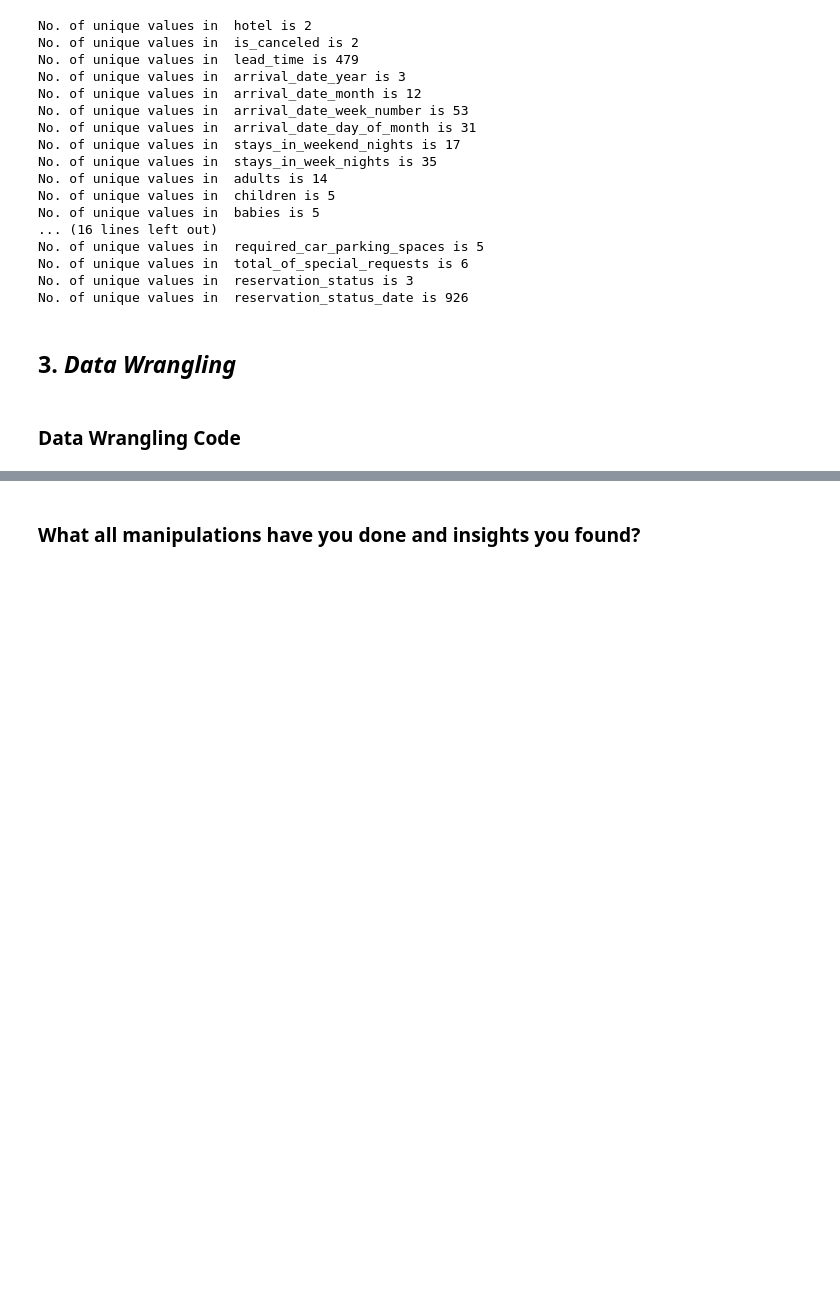
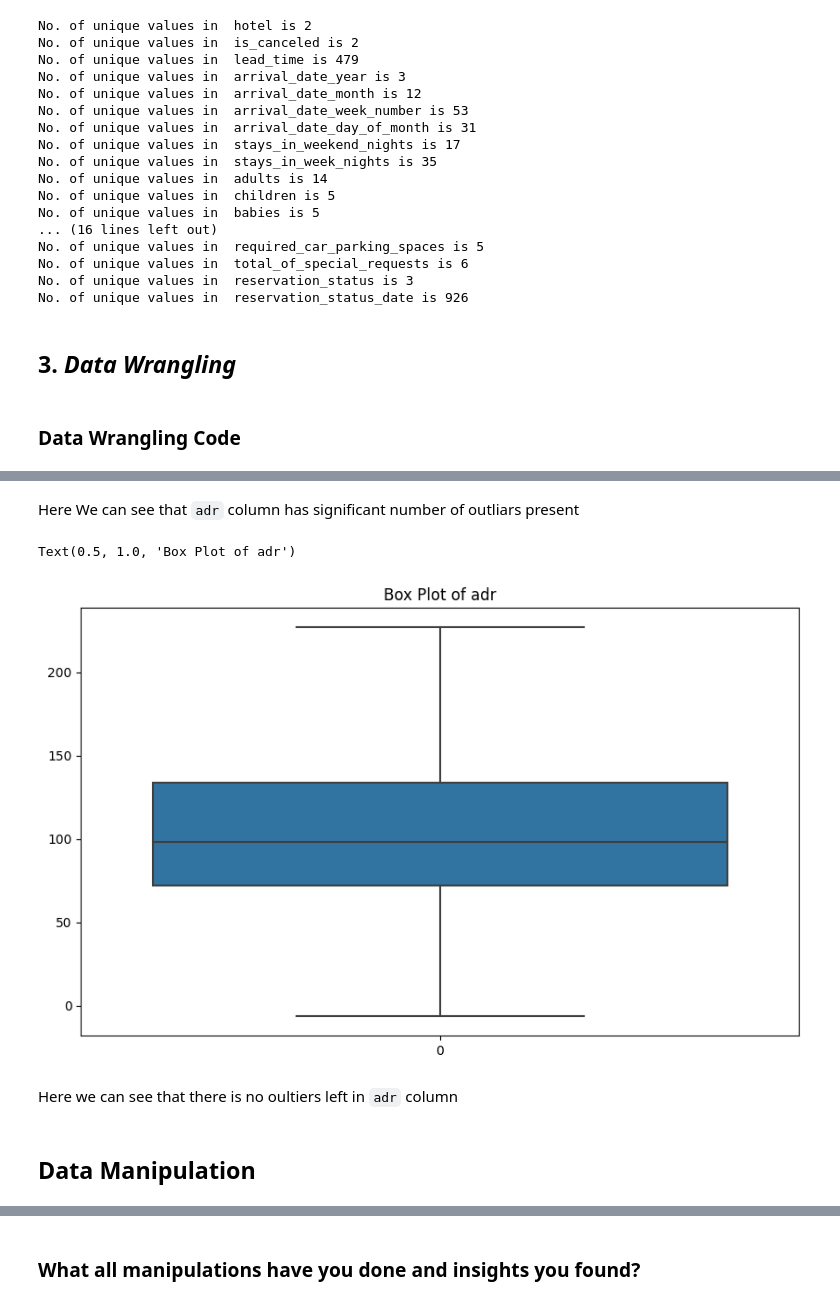
Before and after one commit to vivekMishra121/Hotel_Booking_Analysis_EDA, a Jupyter notebook: Hotel_Booking_Analysis_EDA.ipynb, the cells around one changed output, grey strips where cells are left out. Saved outputs shown, nothing was run; the diff lists cells and outputs as text; code cells hidden in the pictures; blank space fills up the shorter version.

```diff
--- a/Hotel_Booking_Analysis_EDA.ipynb
+++ b/Hotel_Booking_Analysis_EDA.ipynb
@@ -238,0 +458,31 @@ No. of unique values in  reservation_status_date is 926
+# %% [markdown]
+Here We can see that `adr` column has significant number of outliars present
+# %%
+# Handling Outlier Using IQR method
+Q1 = df['adr'].quantile(0.25)
+Q3 = df['adr'].quantile(0.75)
+
+# Inter Quartile Range
+IQR = Q3 - Q1
+
+#upper_limit and lower_limit
+lower_limit = Q1 - 1.5*IQR
+upper_limit = Q3 + 1.5*IQR
+# %%
+# Handle and fixed the outlier by using IQR and capping method
+
+df['adr'] = np.where(df['adr'] > upper_limit, upper_limit,
+                     np.where(df['adr'] < lower_limit, lower_limit, df['adr']))
+# %%
+# now lets again plot a box plot for 'adr'column to check any further outliars are present or not
+plt.figure(figsize=(10, 6))
+sns.boxplot(data=df['adr'])
+plt.title("Box Plot of adr")
+# %% [output]
+Text(0.5, 1.0, 'Box Plot of adr')
+[figure, added]
+# %% [markdown]
+Here we can see that there is no oultiers left in `adr` column
+# %% [markdown]
+
+## Data Manipulation
```
Also changed, not shown: parts of 178 cells of this notebook.
